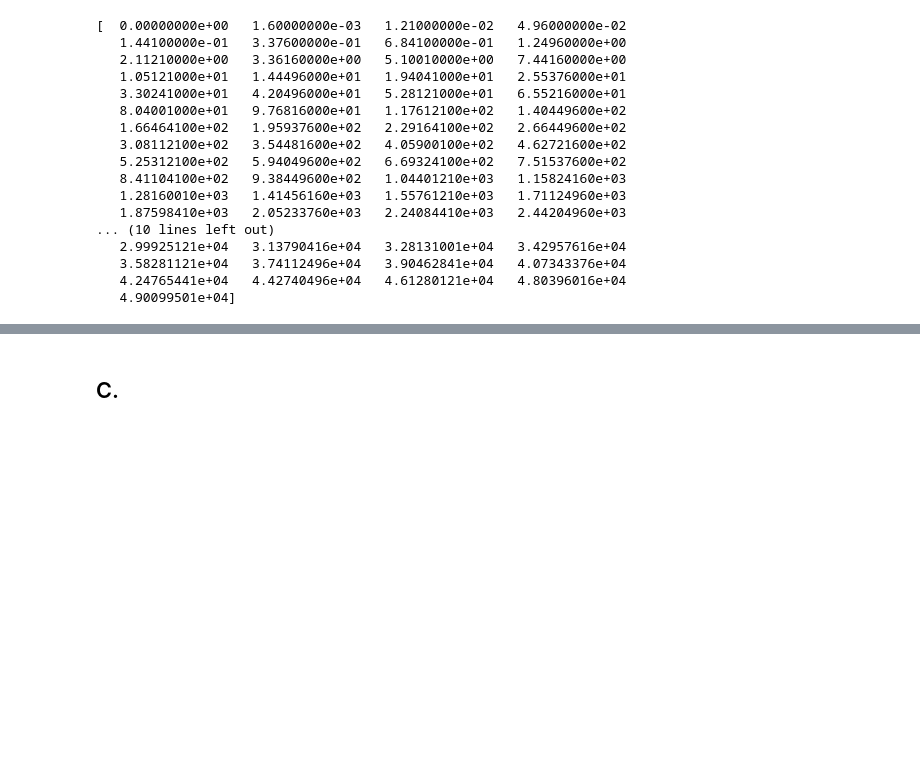
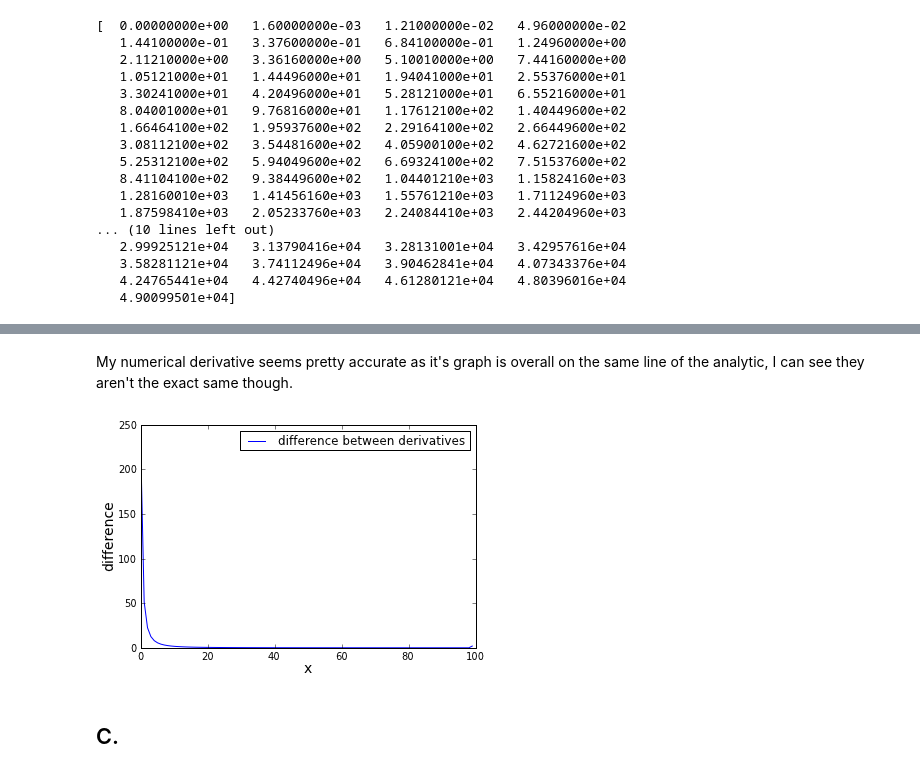
Before and after one commit to ewjohnst/PHYS202-S13, a Jupyter notebook: Week4/InterpAndDiffEx3.ipynb, the cells around one changed output, grey strips where cells are left out. Drawn from its saved outputs; the diff is of its cells as text; code cells hidden in the pictures; blank space fills up the shorter version.

```diff
--- a/Week4/InterpAndDiffEx3.ipynb
+++ b/Week4/InterpAndDiffEx3.ipynb
@@ -142,3 +159,14 @@ print finiteDifference(x,y)
+# %% [markdown]
+My numerical derivative seems pretty accurate as it's graph is overall on the same line of the analytic, I can see they aren't the exact same though.
+# %%
+difference = 100*abs(finiteDifference(x,y)[1::]-dydxExact[1::])/dydxExact[1::]
+plot(difference, label='difference between derivatives')
+ylabel('difference', fontsize=14)
+xlabel('x', fontsize=14)
+legend(loc='upper right')
+show()
+# %% [output]
+[figure, added]
 # %% [markdown]
 C.
 -
```
Also changed, not shown: parts of 16 cells of this notebook.
